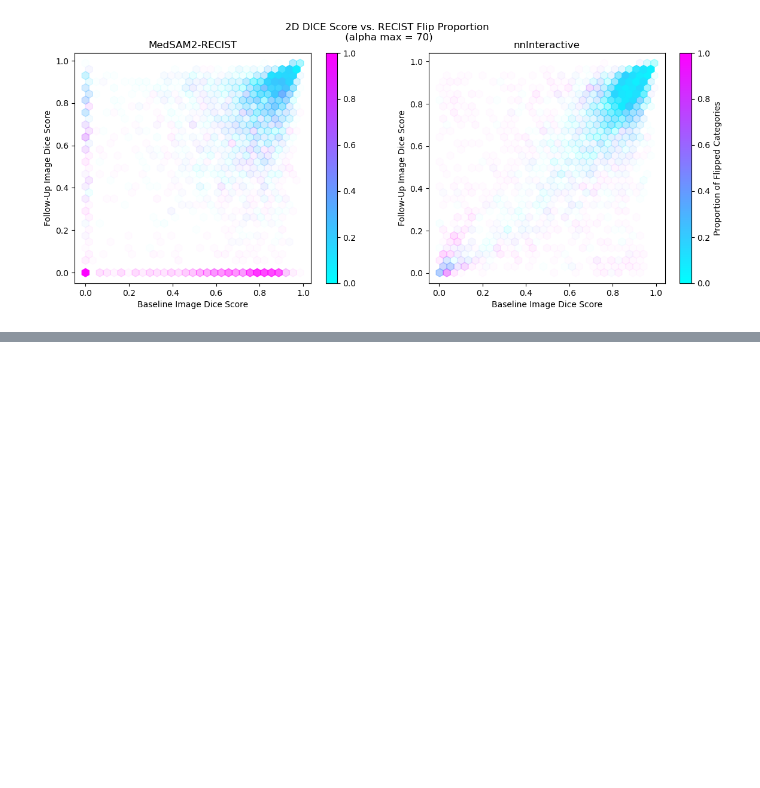
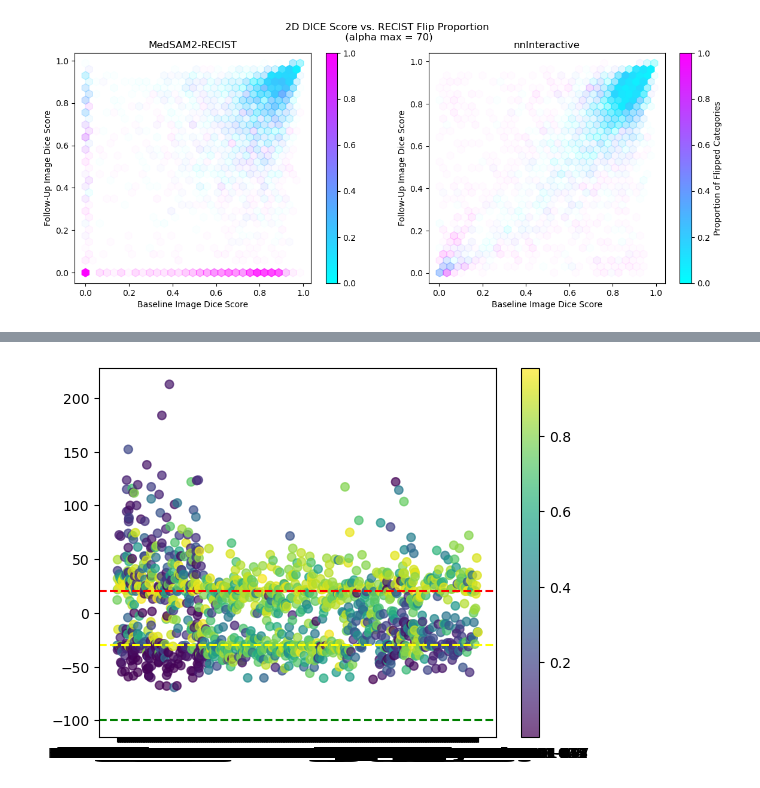
Before and after one commit to bhklab/recist-vs-reality, a Jupyter notebook: workflow/notebooks/hexbin_plots_2.ipynb, the cells around one changed output, grey strips where cells are left out. Cells and saved outputs as stored; diff of their text form; code cells hidden in the pictures; blank space fills up the shorter version.

Commit message:
feat: add scatter plots for flipped samples

```diff
--- a/workflow/notebooks/hexbin_plots_2.ipynb
+++ b/workflow/notebooks/hexbin_plots_2.ipynb
@@ -43,22 +21,9 @@ def get_source_dataset(source_id:str) -> str:
-# %%
-def add_source_labels(main_df, mapping_df):
-    # Merge this name mapping into the main dataframe for med
-    main_lbl_df = main_df.merge(mapping_df, left_on="sample_id", right_on="File Name", how="left")
-    # Drop duplicate column File Name, is same as sample_id
-    main_lbl_df = main_lbl_df.drop(labels="File Name", axis=1)
-    # Rename Source column to source_id for continuity with sample_id
-    main_lbl_df = main_lbl_df.rename(columns={'Source': "source_id"})
-
-    # Add source_dataset column to main dataframe based on source_id
-    main_lbl_df['source_dataset'] = main_lbl_df["source_id"].apply(get_source_dataset)
-
-    return main_lbl_df
 # %%
 # Load in aligned simulation data
 # MedSAM2-RECIST = ms2r
-ms2r_recist_path = dirs.RESULTS / "CCS_LL" / "ms2r_ll_sim_plotting_info.csv"
+ms2r_recist_path = dirs.RESULTS / dataset / "ms2r_ll_sim_plotting_info.csv"
 # nnInteractive = nnint
-nnint_recist_path = dirs.RESULTS / "CCS_LL" / "nnint_ll_sim_plotting_info.csv"
+nnint_recist_path = dirs.RESULTS / dataset / "nnint_ll_sim_plotting_info.csv"
 
 ms2r_recist_df = pd.read_csv(ms2r_recist_path)
 nnint_recist_df = pd.read_csv(nnint_recist_path)
@@ -251,0 +236,12 @@ alpha_2d_flip_fig.savefig()
+# %%
+recist_results = nnint_recist_lbl_df
+flipped_lesions = recist_results[recist_results['RECIST_flip'] == True]
+# flipped_lesions = flipped_lesions[]
+
+plt.scatter(flipped_lesions['source_id'], flipped_lesions['GT_perc_diam_change'], c=flipped_lesions['t2_2D_DICE'], cmap='viridis', alpha=0.7)
+plt.axhline(y = -100, linestyle='--', color='green')
+plt.axhline(y = -30, linestyle='--', color='yellow')
+plt.axhline(y = 20, linestyle='--', color='red')
+cb = plt.colorbar()
+# %% [output]
+[figure, added]
```
Also changed, not shown: parts of 6 cells of this notebook.
